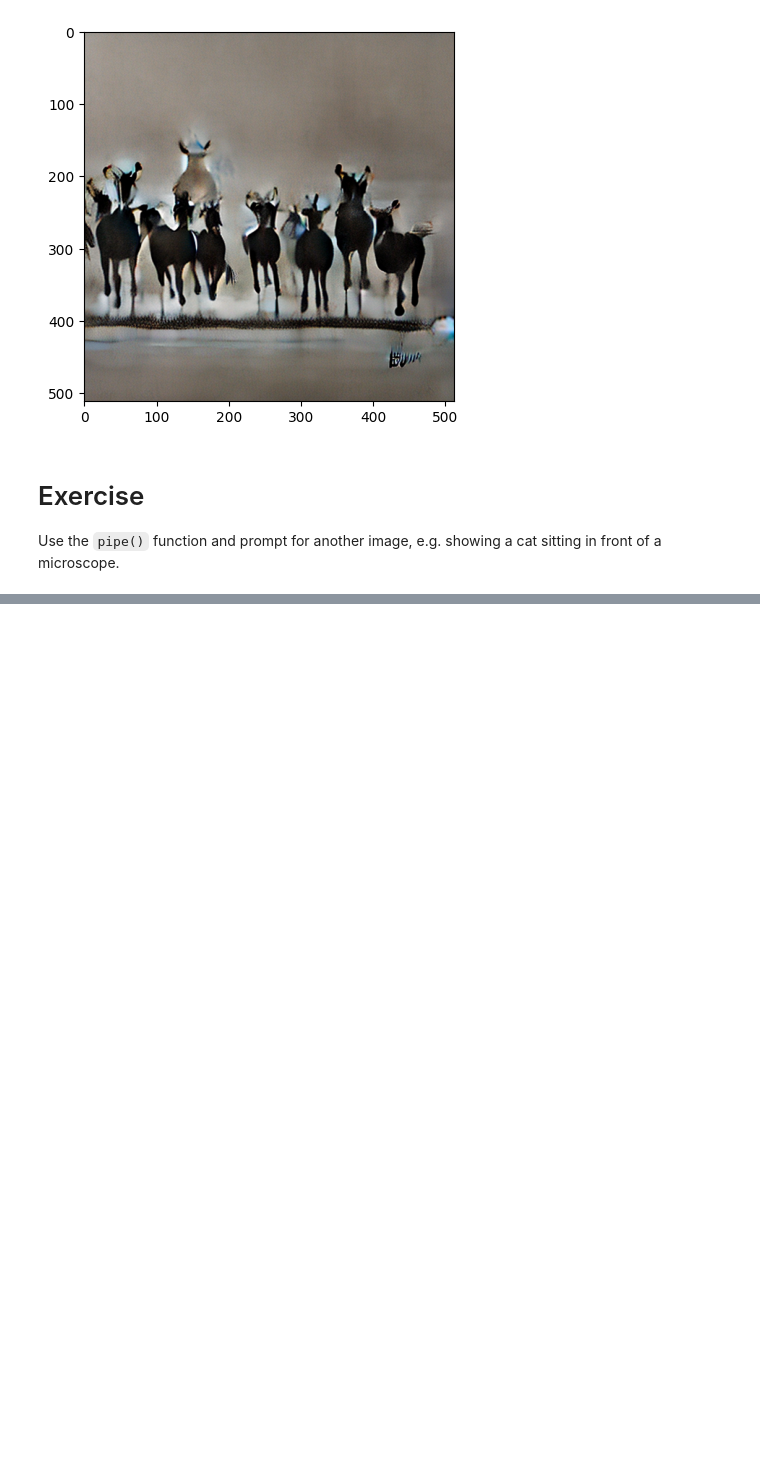
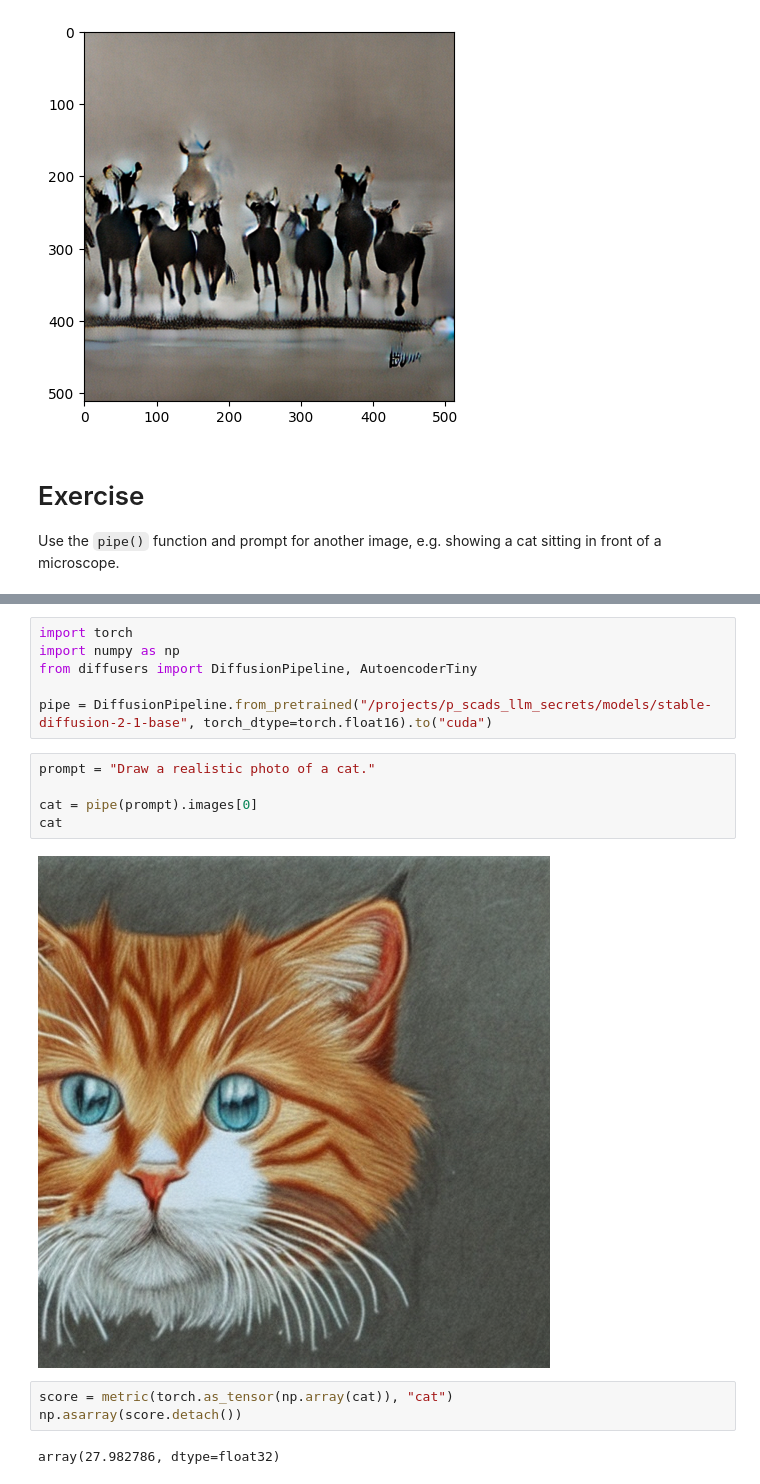
Before and after one commit to zrthxn/secretllm, a Jupyter notebook: 10-diffusion/1_stablediffusion.ipynb, the cells around one changed output, grey strips where cells are left out. Saved outputs shown, nothing was run; the diff lists cells and outputs as text; blank space fills up the shorter version.

```diff
--- a/10-diffusion/1_stablediffusion.ipynb
+++ b/10-diffusion/1_stablediffusion.ipynb
@@ -81,0 +115,18 @@ Use the `pipe()` function and prompt for another image, e.g. showing a cat sitti
+# %%
+import torch
+import numpy as np
+from diffusers import DiffusionPipeline, AutoencoderTiny
+
+pipe = DiffusionPipeline.from_pretrained("/projects/p_scads_llm_secrets/models/stable-diffusion-2-1-base", torch_dtype=torch.float16).to("cuda")
+# %%
+prompt = "Draw a realistic photo of a cat."
+
+cat = pipe(prompt).images[0]
+cat
+# %% [output]
+[figure, added]
+# %%
+score = metric(torch.as_tensor(np.array(cat)), "cat")
+np.asarray(score.detach())
+# %% [output]
+array(27.982786, dtype=float32)
```
Also changed, not shown: parts of 16 cells of this notebook, 4 other files.
